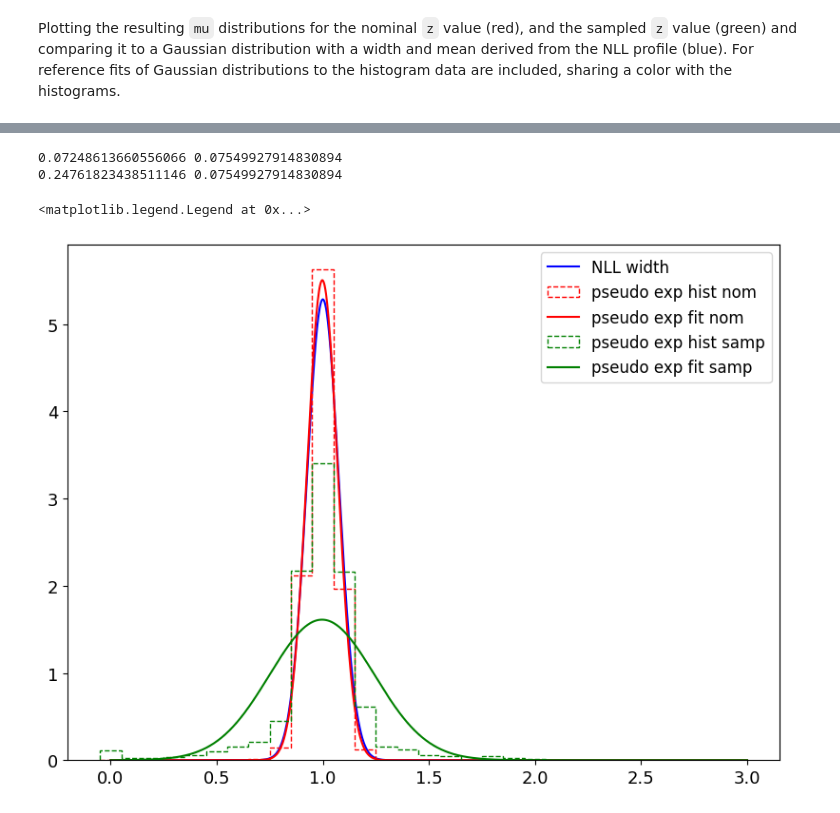
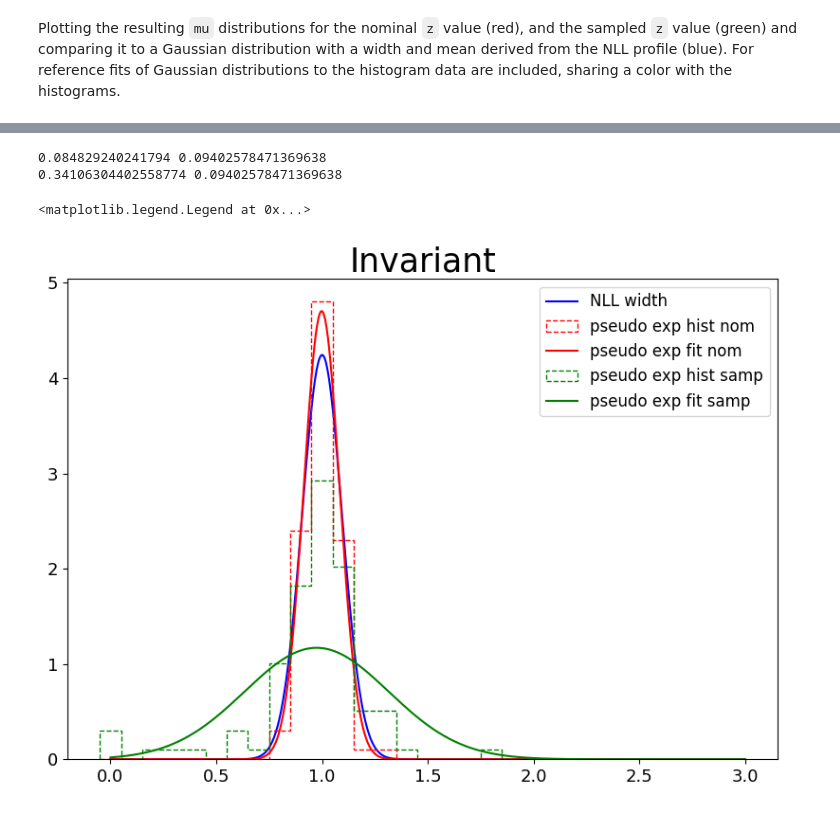
Before and after one commit to SaschaDief/systaware_tests, a Jupyter notebook: Toy_Dataset.ipynb, the cells around one changed output, grey strips where cells are left out. Drawn from its saved outputs; the diff is of its cells as text; code cells hidden in the pictures.

```diff
--- a/Toy_Dataset.ipynb
+++ b/Toy_Dataset.ipynb
@@ -1147,3 +1215,23 @@ def createHistObsAwe(X, weights):
         hist_obs_awe2D.append(hist_obs_awe)
     hist_obs_awe2D = np.array(hist_obs_awe2D)
     return hist_obs_awe2D
+# %%
+print(X_data_nom.shape, X_data_nomsamp.shape)
+
+Y_predict_data_aug_nom, Y_predict_data_aug_nomsamp = [], []
+
+for i in range(X_data_nom.shape[0]):
+    Y_predict_data_aug_nom.append(augmented_model.predict_proba(X_data_nom[i])[:,1])
+    Y_predict_data_aug_nomsamp.append(augmented_model.predict_proba(X_data_nomsamp[i])[:,1])
+
+Y_predict_data_aug_nom = np.array(Y_predict_data_aug_nom)
+Y_predict_data_aug_nomsamp = np.array(Y_predict_data_aug_nomsamp)
+
+Y_predict_data_inv_nom = inv_model.predict(X_data_nom, batch_size=4*1024)[:,:,0]
+Y_predict_data_inv_nomsamp = inv_model.predict(X_data_nomsamp, batch_size=4*1024)[:,:,0]
+
+Y_predict_data_nom = nominal_model.predict(X_data_nom)
+Y_predict_data_nomsamp = nominal_model.predict(X_data_nomsamp)
+
+print(Y_predict_data_aug_nom.shape, Y_predict_data_inv_nom.shape, Y_predict_data_nom.shape)
+print(Y_predict_data_aug_nomsamp.shape, Y_predict_data_inv_nomsamp.shape, Y_predict_data_nomsamp.shape)
@@ -1150,2 +1275,8 @@ def createHistObsAwe(X, weights):
 # %% [markdown]
 Running the NLL scan on each pseudo experiment, and saving the resulting signal rate `mu` for all of them.  This is done for both the nominal and sample nuisance parameter.
+# %%
+sig_hists_clf, back_hists_clf = buildTemplatesTrain(model=nominal_model, clfName="Nominal")
+sig_hists_awe, back_hists_awe = buildTemplatesTrain(model=aware_model, clfName='Aware')
+
+sig_hists_inv, back_hists_inv = buildTemplatesTrain(model=inv_model, clfName="Invariant")
+sig_hists_aug, back_hists_aug = buildTemplatesTrain(model=augmented_model, clfName='Augmented')
@@ -1210,36 +1555,35 @@ Plotting the resulting `mu` distributions for the nominal `z` value (red), and t
 # %%
-from scipy.stats import norm
-
 
 fig = plt.figure(figsize=(8,6))
 subplot = fig.add_subplot(1,1,1)
 
 x_gauss = np.linspace(0.0, 3.0, 1000)
-y_gauss = (norm.pdf((x_gauss-1)/sigma_clf_nom))/sigma_clf_nom
-print(np.std(mus_clf_nom), sigma_clf_nom)
+y_gauss = (norm.pdf((x_gauss-1)/sigma_inv_nom))/sigma_inv_nom
+print(np.std(mus_inv_nom), sigma_inv_nom)
 
-y_gauss_fit = (norm.pdf((x_gauss-np.mean(mus_clf_nom))/np.std(mus_clf_nom)))/np.std(mus_clf_nom)
+y_gauss_fit = (norm.pdf((x_gauss-np.mean(mus_inv_nom))/np.std(mus_inv_nom)))/np.std(mus_inv_nom)
 
 
 subplot.plot(x_gauss, y_gauss, label='NLL width', color='b')
-subplot.hist(mus_clf_nom, bins=np.arange(-0.05, 2.25, 0.1), density = True, label='pseudo exp hist nom', histtype='step', color='r', ls='--')
+subplot.hist(mus_inv_nom, bins=np.arange(-0.05, 2.25, 0.1), density = True, label='pseudo exp hist nom', histtype='step', color='r', ls='--')
 subplot.plot(x_gauss, y_gauss_fit, label='pseudo exp fit nom', color='r')
 
 
 
 
-subplot.hist(mus_clf_samp, bins=np.arange(-0.05, 2.25, 0.1), density = True, label='pseudo exp hist samp', histtype='step', color='g', ls='--')
+subplot.hist(mus_inv_samp, bins=np.arange(-0.05, 2.25, 0.1), density = True, label='pseudo exp hist samp', histtype='step', color='g', ls='--')
 
-y_gauss = (norm.pdf((x_gauss-1)/sigma_clf_nom))/sigma_clf_nom
-print(np.std(mus_clf_samp), sigma_clf_nom)
+y_gauss = (norm.pdf((x_gauss-1)/sigma_inv_nom))/sigma_inv_nom
+print(np.std(mus_inv_samp), sigma_inv_nom)
 
-y_gauss_fit = (norm.pdf((x_gauss-np.mean(mus_clf_samp))/np.std(mus_clf_samp)))/np.std(mus_clf_samp)
+y_gauss_fit = (norm.pdf((x_gauss-np.mean(mus_inv_samp))/np.std(mus_inv_samp)))/np.std(mus_inv_samp)
 
+subplot.title.set_text('Invariant')
 
 subplot.plot(x_gauss, y_gauss_fit, label='pseudo exp fit samp', color='g')
 subplot.legend(fontsize=12)
 # %% [output]
-0.07248613660556066 0.07549927914830894
-0.24761823438511146 0.07549927914830894
+0.084829240241794 0.09402578471369638
+0.34106304402558774 0.09402578471369638
 <matplotlib.legend.Legend at 0x...>
-[figure, old version]
+[figure, new version]
```
Also changed, not shown: parts of 38 cells of this notebook.
